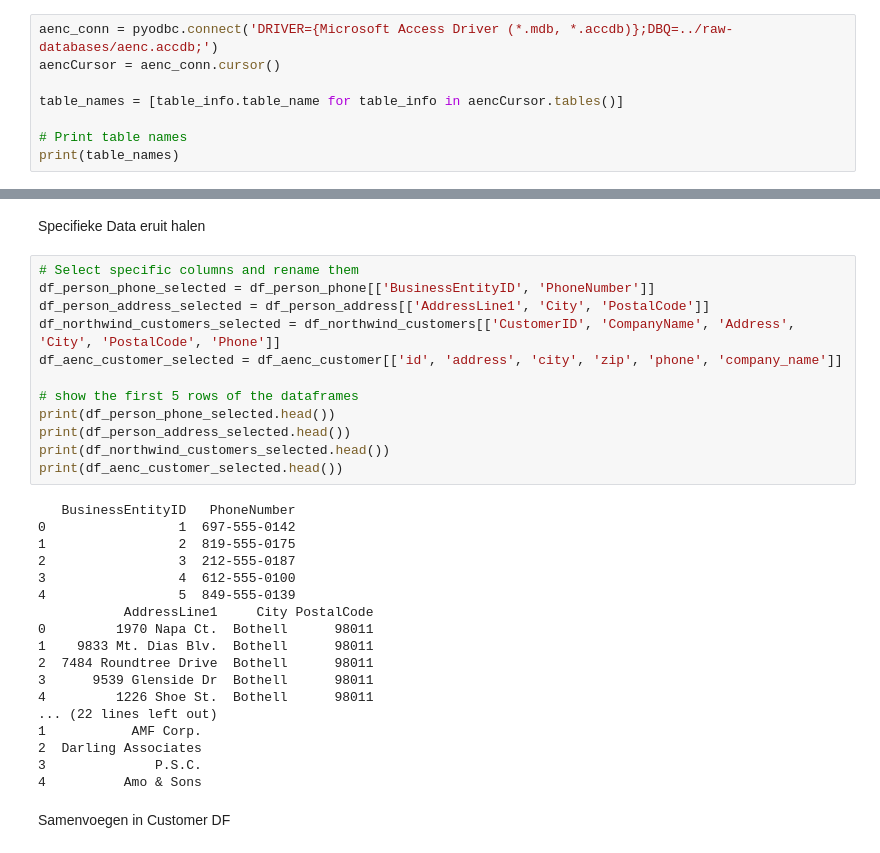
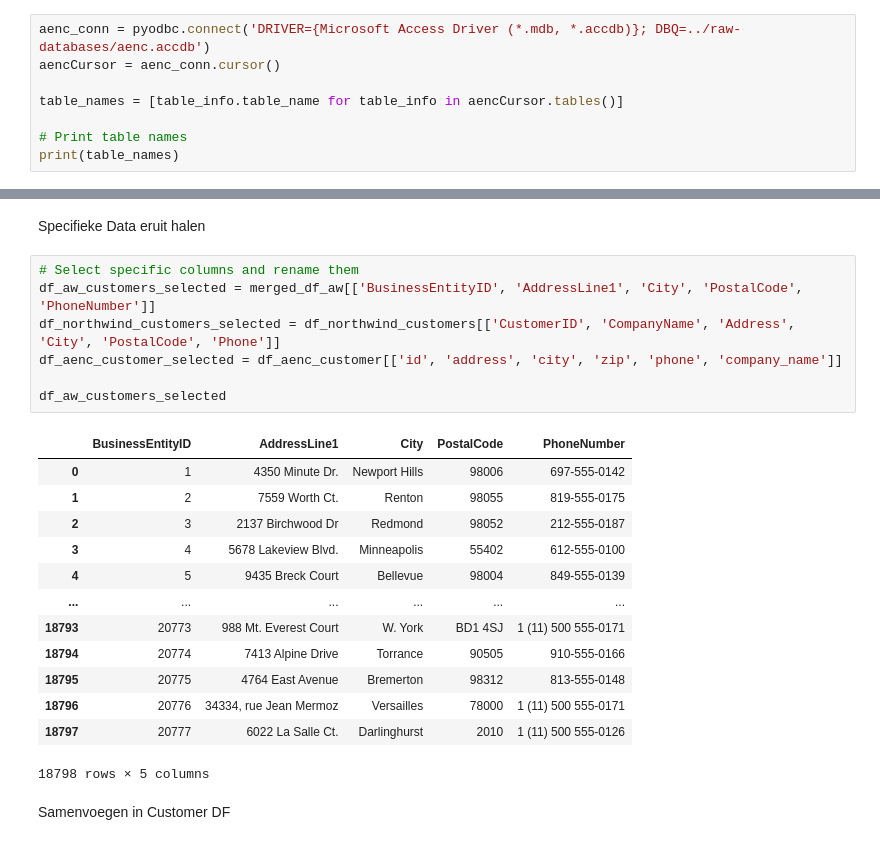
Before and after one commit to JordiPan/United-Outdoors, a Jupyter notebook: python/customer_tables.ipynb, the cells around one changed output, grey strips where cells are left out. Drawn from its saved outputs; the diff is of its cells as text.

```diff
--- a/python/customer_tables.ipynb
+++ b/python/customer_tables.ipynb
@@ -25,7 +25,7 @@ awCursor
 # %% [markdown]
 # Aenc connectie
 # %%
-aenc_conn = pyodbc.connect('DRIVER={Microsoft Access Driver (*.mdb, *.accdb)};DBQ=../raw-databases/aenc.accdb;')
+aenc_conn = pyodbc.connect('DRIVER={Microsoft Access Driver (*.mdb, *.accdb)}; DBQ=../raw-databases/aenc.accdb')
 aencCursor = aenc_conn.cursor()
 
 table_names = [table_info.table_name for table_info in aencCursor.tables()]
@@ -93,34 +99,25 @@ df_northwind_customers = pd.read_sql_query('SELECT * FROM customers', northwind_
 Specifieke Data eruit halen
 # %%
 # Select specific columns and rename them
-df_person_phone_selected = df_person_phone[['BusinessEntityID', 'PhoneNumber']]
-df_person_address_selected = df_person_address[['AddressLine1', 'City', 'PostalCode']]
+df_aw_customers_selected = merged_df_aw[['BusinessEntityID', 'AddressLine1', 'City', 'PostalCode', 'PhoneNumber']]
 df_northwind_customers_selected = df_northwind_customers[['CustomerID', 'CompanyName', 'Address', 'City', 'PostalCode', 'Phone']]
 df_aenc_customer_selected = df_aenc_customer[['id', 'address', 'city', 'zip', 'phone', 'company_name']]
 
-# show the first 5 rows of the dataframes
-print(df_person_phone_selected.head())
-print(df_person_address_selected.head())
-print(df_northwind_customers_selected.head())
-print(df_aenc_customer_selected.head())
+df_aw_customers_selected
 # %% [output]
+|  | BusinessEntityID | AddressLine1 | City | PostalCode | PhoneNumber |
+| 0 | 1 | 4350 Minute Dr. | Newport Hills | 98006 | 697-555-0142 |
+| 1 | 2 | 7559 Worth Ct. | Renton | 98055 | 819-555-0175 |
+| 2 | 3 | 2137 Birchwood Dr | Redmond | 98052 | 212-555-0187 |
+| 3 | 4 | 5678 Lakeview Blvd. | Minneapolis | 55402 | 612-555-0100 |
+| 4 | 5 | 9435 Breck Court | Bellevue | 98004 | 849-555-0139 |
+| ... | ... | ... | ... | ... | ... |
+| 18793 | 20773 | 988 Mt. Everest Court | W. York | BD1 4SJ | 1 (11) 500 555-0171 |
+| 18794 | 20774 | 7413 Alpine Drive | Torrance | 90505 | 910-555-0166 |
+| 18795 | 20775 | 4764 East Avenue | Bremerton | 98312 | 813-555-0148 |
+| 18796 | 20776 | 34334, rue Jean Mermoz | Versailles | 78000 | 1 (11) 500 555-0171 |
+| 18797 | 20777 | 6022 La Salle Ct. | Darlinghurst | 2010 | 1 (11) 500 555-0126 |
-   BusinessEntityID   PhoneNumber
-0                 1  697-555-0142
-1                 2  819-555-0175
-2                 3  212-555-0187
-3                 4  612-555-0100
-4                 5  849-555-0139
-           AddressLine1     City PostalCode
-0         1970 Napa Ct.  Bothell      98011
-1    9833 Mt. Dias Blv.  Bothell      98011
-2  7484 Roundtree Drive  Bothell      98011
-3      9539 Glenside Dr  Bothell      98011
-4         1226 Shoe St.  Bothell      98011
-... (22 lines left out)
-1           AMF Corp.
-2  Darling Associates
-3              P.S.C.
-4          Amo & Sons
+18798 rows × 5 columns
 # %% [markdown]
 Samenvoegen in Customer DF
 # %%
```
Also changed, not shown: parts of 10 cells of this notebook.
